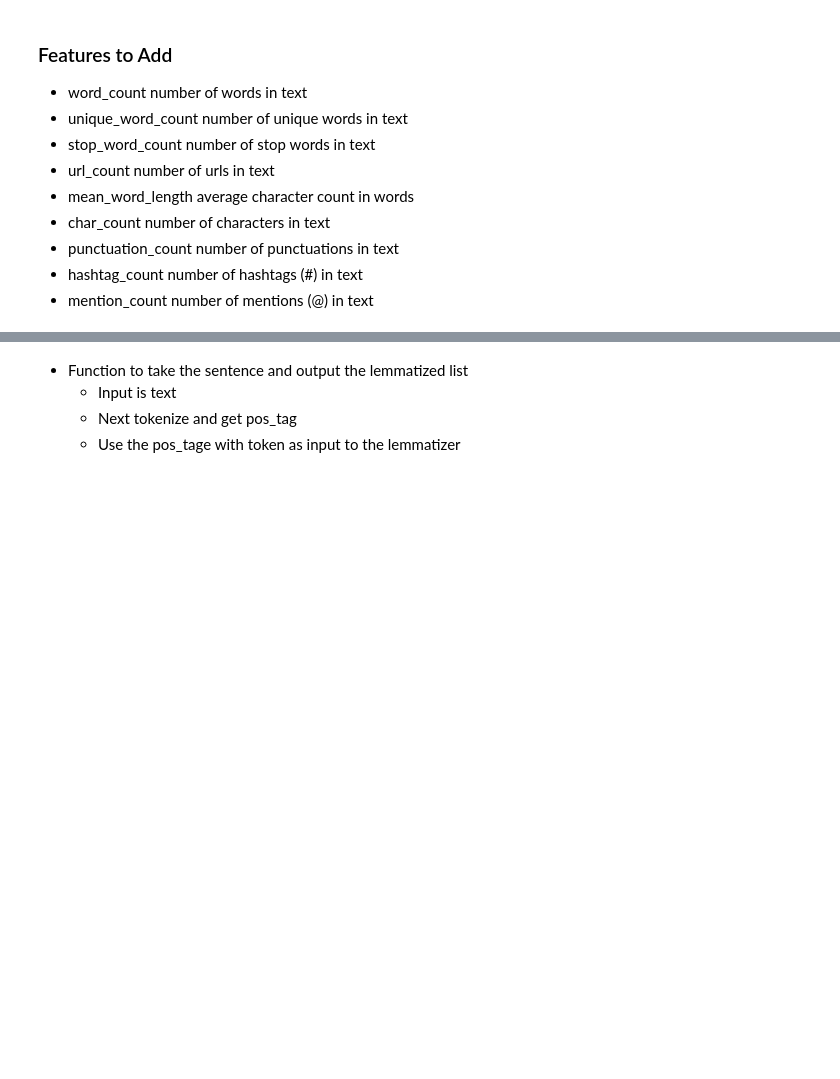
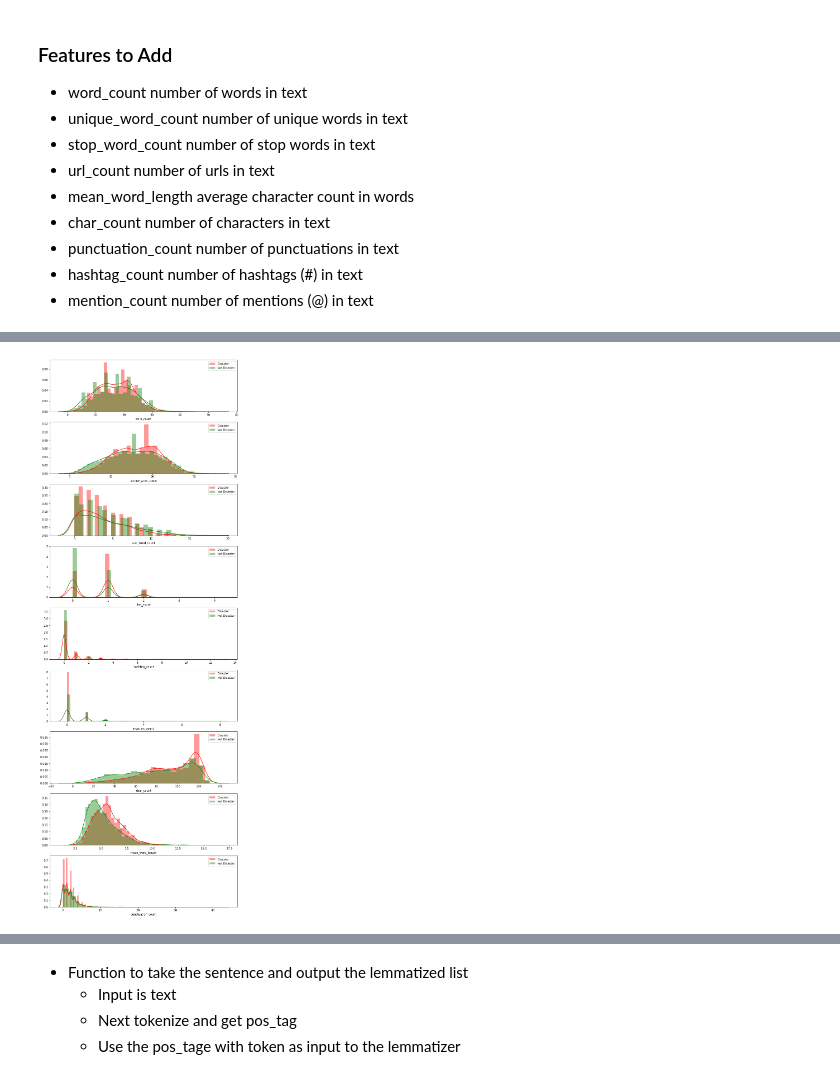
Before and after one commit to scjustice/kaggle_real_or_not_nlp, a Jupyter notebook: NLP_model_development.ipynb, the cells around one changed output, grey strips where cells are left out. Saved outputs shown, nothing was run; the diff lists cells and outputs as text; code cells hidden in the pictures; blank space fills up the shorter version.

```diff
--- a/NLP_model_development.ipynb
+++ b/NLP_model_development.ipynb
@@ -136,0 +125,4 @@ train_df = (pd.read_csv("./train.csv")
+# %%
+# Plot the distributions for the new features
+features_to_plot = ['word_count', 'unique_word_count', 'stop_word_count', 'link_count', 'hashtag_count',
+                    'mention_count', 'char_count', 'mean_word_length', 'punctuation_count']
@@ -136,0 +132,11 @@ train_df = (pd.read_csv("./train.csv")
+# %%
+import matplotlib.pyplot as plt
+fig, axes = plt.subplots(nrows=len(features_to_plot), figsize=(12, 4*len(features_to_plot)))
+disaster_series = train_df['target'] == 1
+
+for feature, ax in zip(features_to_plot, axes.ravel()):
+    sns.distplot(train_df.loc[disaster_series][feature], ax=ax, label='Disaster', color='red')
+    sns.distplot(train_df.loc[~disaster_series][feature], ax=ax, label='Not Disaster', color='green')
+    ax.legend()
+# %% [output]
+[figure, added]
```
Also changed, not shown: parts of 22 cells of this notebook.
